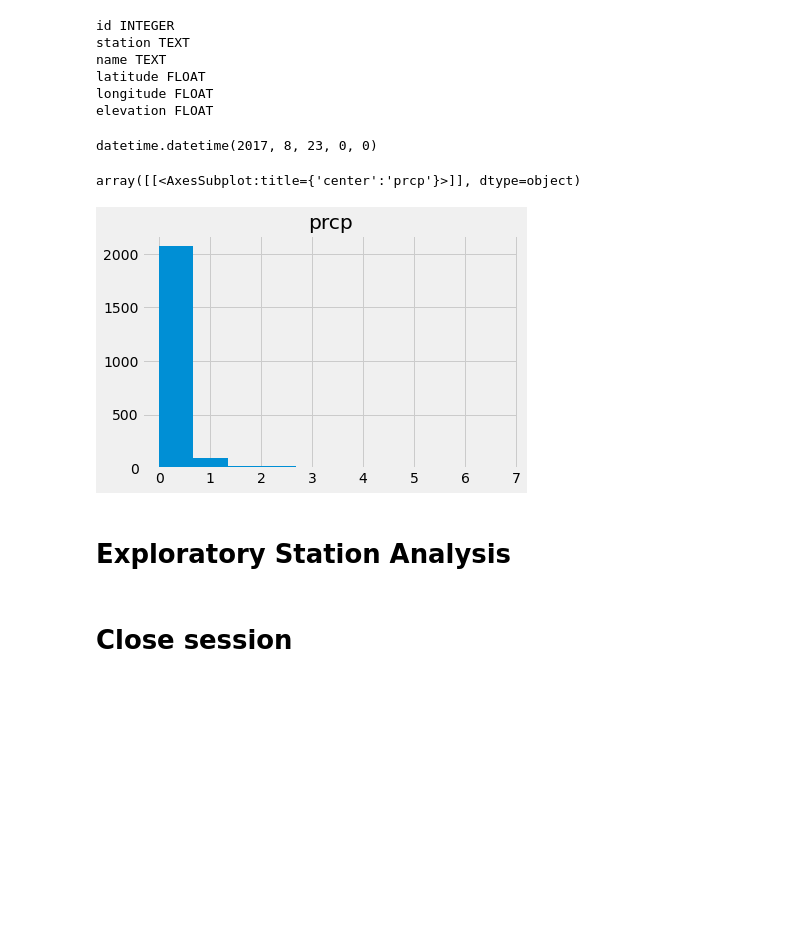
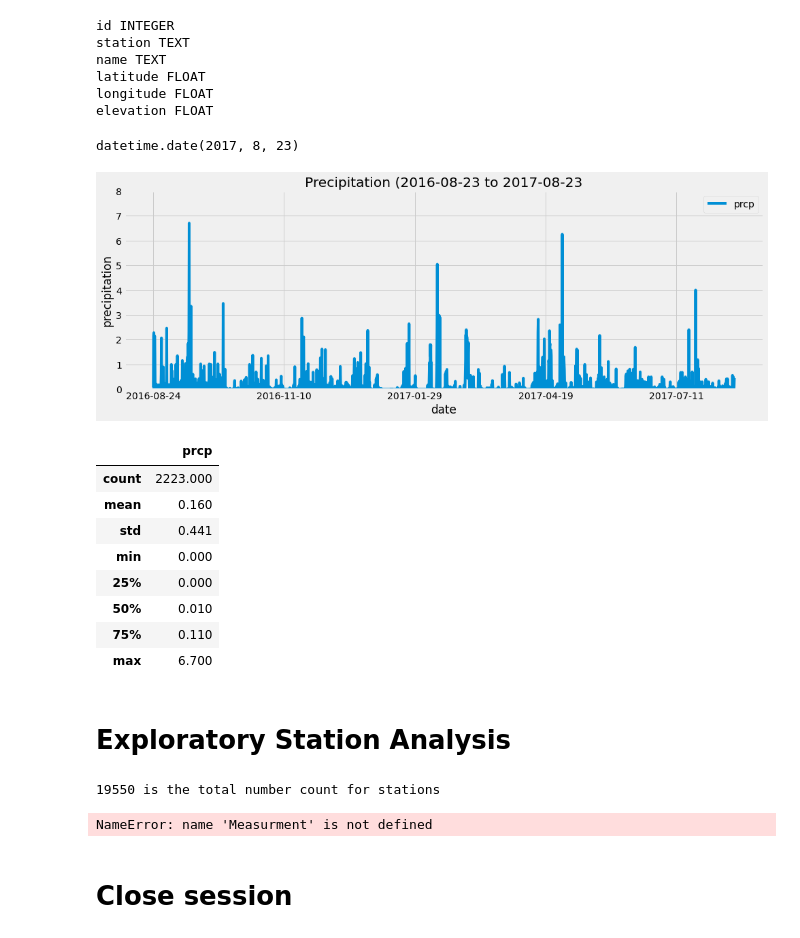
Before and after one commit to FreddyRangelA/sqlalchemy-challenge, a Jupyter notebook: Storage-and-Retrieval_climate_starter.ipynb, the cells around one changed output. Saved outputs shown, nothing was run; the diff lists cells and outputs as text; code cells hidden in the pictures; blank space fills up the shorter version.

```diff
--- a/Storage-and-Retrieval_climate_starter.ipynb
+++ b/Storage-and-Retrieval_climate_starter.ipynb
@@ -69,54 +69,74 @@ elevation FLOAT
 # Find the most recent date in the data set.
 #engine.execute('SELECT * FROM measurement ORDER BY date DESC LIMIT 1').fetchall()
 
-recentDate = session.query(Measurement.date).order_by(Measurement.date.desc()).limit(1).all()
-recentDate=recentDate[0]
+recentDate = session.query(Measurement.date).order_by(Measurement.date.desc()).limit(1).one()[0] #returns a string that need to b converted to date
 
-list_to_strin = " ".join(map(str, x))
-parse(list_to_strin)
-
-#datetime_object = datetime.strptime(list_to_strin,'%d/%m/%y %H:%M')
-# datetime_object
+datetime_object = datetime.strptime(recentDate,'%Y-%m-%d') #converts strin into datetime obj.
+datetime_object.date() #gives back date only object
 # %% [output]
-datetime.datetime(2017, 8, 23, 0, 0)
+datetime.date(2017, 8, 23)
 # %%
 # Design a query to retrieve the last 12 months of precipitation data and plot the results.
 # Starting from the most recent data point in the database.
 
 # Calculate the date one year from the last date in data set.
 
-oneYearFromDate = dt.date(2017,8,23)-dt.timedelta(days=365)
+#uses the daytime obj as int to generate the date needed
+oneYearFromDate = datetime_object-dt.timedelta(days=365)
+
 oneYearFromDate
 
-# Perform a query to retrieve the data and precipitation scores
+# # Perform a query to retrieve the data and precipitation scores
 
+#search and return only the two sections needed.
 prcp_data = session.query(Measurement.date, Measurement.prcp).\
-    filter(Measurement.date > oneYearFromDate).order_by(Measurement.date).all()
+     filter(Measurement.date > oneYearFromDate).order_by(Measurement.date).all()#retrieves the date needed from the date a year from
 
 # Save the query results as a Pandas DataFrame and set the index to the date column
 prcp_date_df=pd.DataFrame(prcp_data)
 prcp_date_df.set_index('date', inplace=True, )
 
 # Sort the dataframe by date
 
 prcp_date_df.sort_index()
 prcp_date_df['prcp'] = prcp_date_df['prcp'].fillna(0)
 prcp_date_df
 
 # Use Pandas Plotting with Matplotlib to plot the data
 
-# plot=prcp_date_df.plot()
-# plot.set_title(f"Precipitation ({oneYearFromDate} to 8/23/17)")
-# plot.set_ylabel('precipitation')
+plot=prcp_date_df.plot(figsize=(15,5))
+plot.set_title(f"Precipitation ({oneYearFromDate.date()} to {datetime_object.date()}")
+plot.set_ylabel('precipitation')
+plt.ylim(0,8)
+plt.show()
 # %% [output]
-array([[<AxesSubplot:title={'center':'prcp'}>]], dtype=object)
-[figure, old version]
+[figure, new version]
 # %%
 # Use Pandas to calcualte the summary statistics for the precipitation data
+plt_precipitation_df=round(prcp_date_df.describe(),3)
+plt_precipitation_df
+# %% [output]
+|  | prcp |
+| count | 2223.000 |
+| mean | 0.160 |
+| std | 0.441 |
+| min | 0.000 |
+| 25% | 0.000 |
+| 50% | 0.010 |
+| 75% | 0.110 |
+| max | 6.700 |
 # %% [markdown]
 # Exploratory Station Analysis
 # %%
 # Design a query to calculate the total number stations in the dataset
+station_number_qr=session.query(Measurement.station).count()
+print(f'{station_number_qr} is the total number count for stations')
+
+satation_clases_qy=session.query(Measurement.station).group_by(Measurment.station).all()
+satation_clases_qy
+# %% [output]
+19550 is the total number count for stations
+NameError: name 'Measurment' is not defined
 # %%
 # Design a query to find the most active stations (i.e. what stations have the most rows?)
 # List the stations and the counts in descending order.
```
